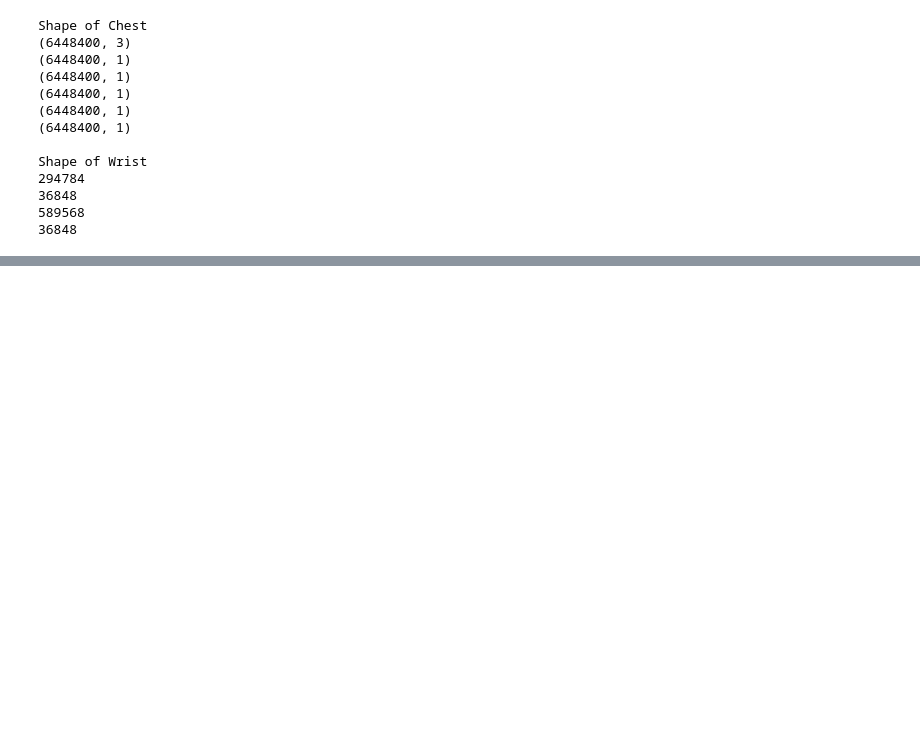
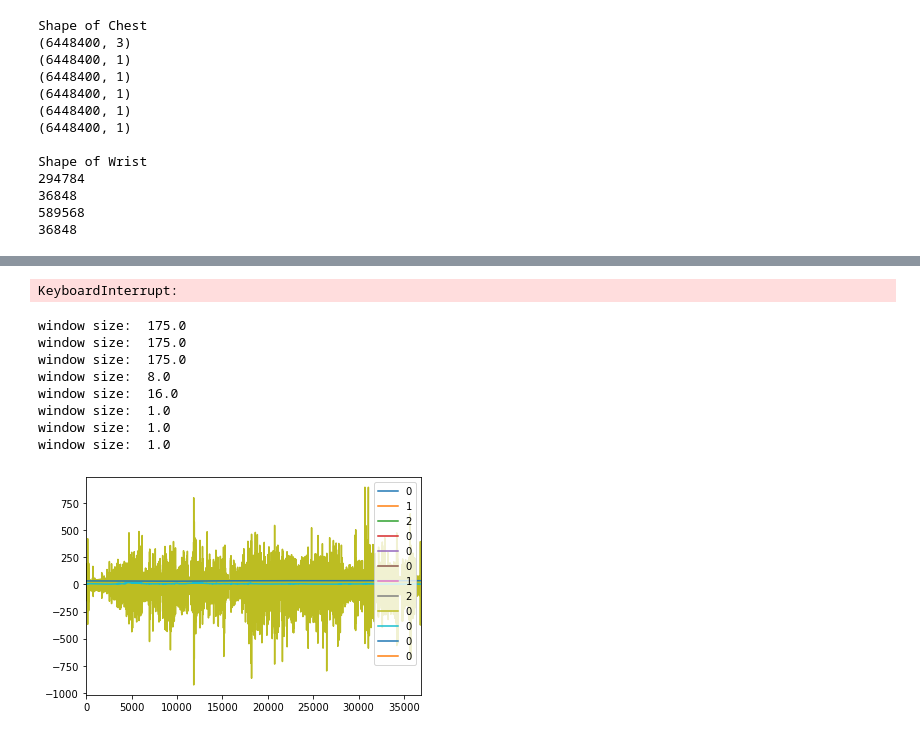
Before and after one commit to mrjohanvds/Python-Project-A5, a Jupyter notebook: project.ipynb, the cells around one changed output, grey strips where cells are left out. Saved outputs shown, nothing was run; the diff lists cells and outputs as text; code cells hidden in the pictures; blank space fills up the shorter version.

Commit message:
sampling on same plot

```diff
--- a/project.ipynb
+++ b/project.ipynb
@@ -106,3 +98,78 @@ ECGdf.plot()
+# %%
+cleanedData = {}
+rpeaks = dfs[0]
+
+accChest = []
+for accElement in dfchest['ACC']:
+    accChest.append(accElement)
+cleanedData['accChest'] = accChest
+
+ecg = []
+for ecgElement in dfchest['ECG']:
+    ecg.append(ecgElement)
+cleanedData['ecg'] = ecg
+
+resp = []
+for respElement in dfchest['Resp']:
+    resp.append(respElement)
+cleanedData['resp'] = resp
+
+accWrist = []
+for accElement in dfwrist['ACC']:
+    accWrist.append(accElement)
+cleanedData['accWrist'] = accWrist
+
+bvp = []
+for bvpElement in dfwrist['BVP']:
+    bvp.append(bvpElement)
+cleanedData['bvp'] = bvp
+
+eda = []
+for edaElement in dfwrist['EDA']:
+    eda.append(edaElement)
+cleanedData['eda'] = eda
+
+temp = []
+for tempElement in dfwrist['TEMP']:
+    temp.append(tempElement)
+cleanedData['temp'] = temp
+
+cleanedData['activity'] = dfs[3]
+
+ecgDf = pd.DataFrame(ecg)
+ecgDf.plot()
+# %% [output]
+KeyboardInterrupt:
+# %%
+sampledDataFrames = []
+fig, ax = plt.subplots()
+for data in cleanedData:
+    sampledData = []
+    windowSize = len(data)/dfwrist['EDA'].shape[0]
+    print("window size:  " + str(windowSize))
+    counter = 0
+    sum = 0
+    for element in data:
+        sum = sum + element
+        counter += 1
+        if counter >= windowSize:
+            mean = sum / windowSize
+            sampledData.append(mean)
+            counter = 0
+            sum = 0
+    sampledDf = pd.DataFrame(sampledData)
+    sampledDataFrames.append(sampledDf)
+    sampledDf.plot( ax = ax )
+# %% [output]
+window size:  175.0
+window size:  175.0
+window size:  175.0
+window size:  8.0
+window size:  16.0
+window size:  1.0
+window size:  1.0
+window size:  1.0
+[figure, added]
 # %%
 ecgSampled = []
 windowSize = dfchest['ECG'].shape[0]/dfwrist['EDA'].shape[0]
```
Also changed, not shown: parts of 3 cells of this notebook, 1 other file.
